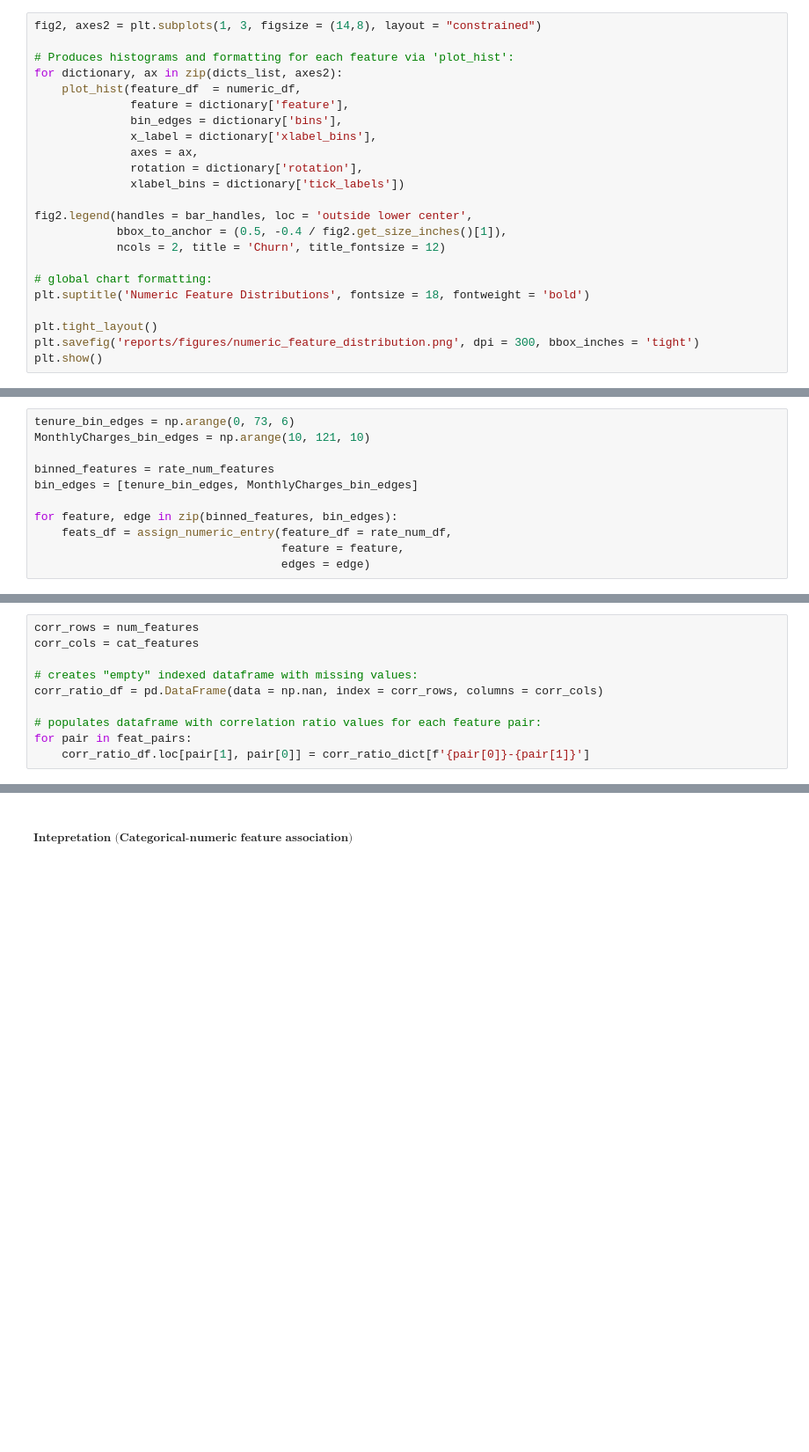
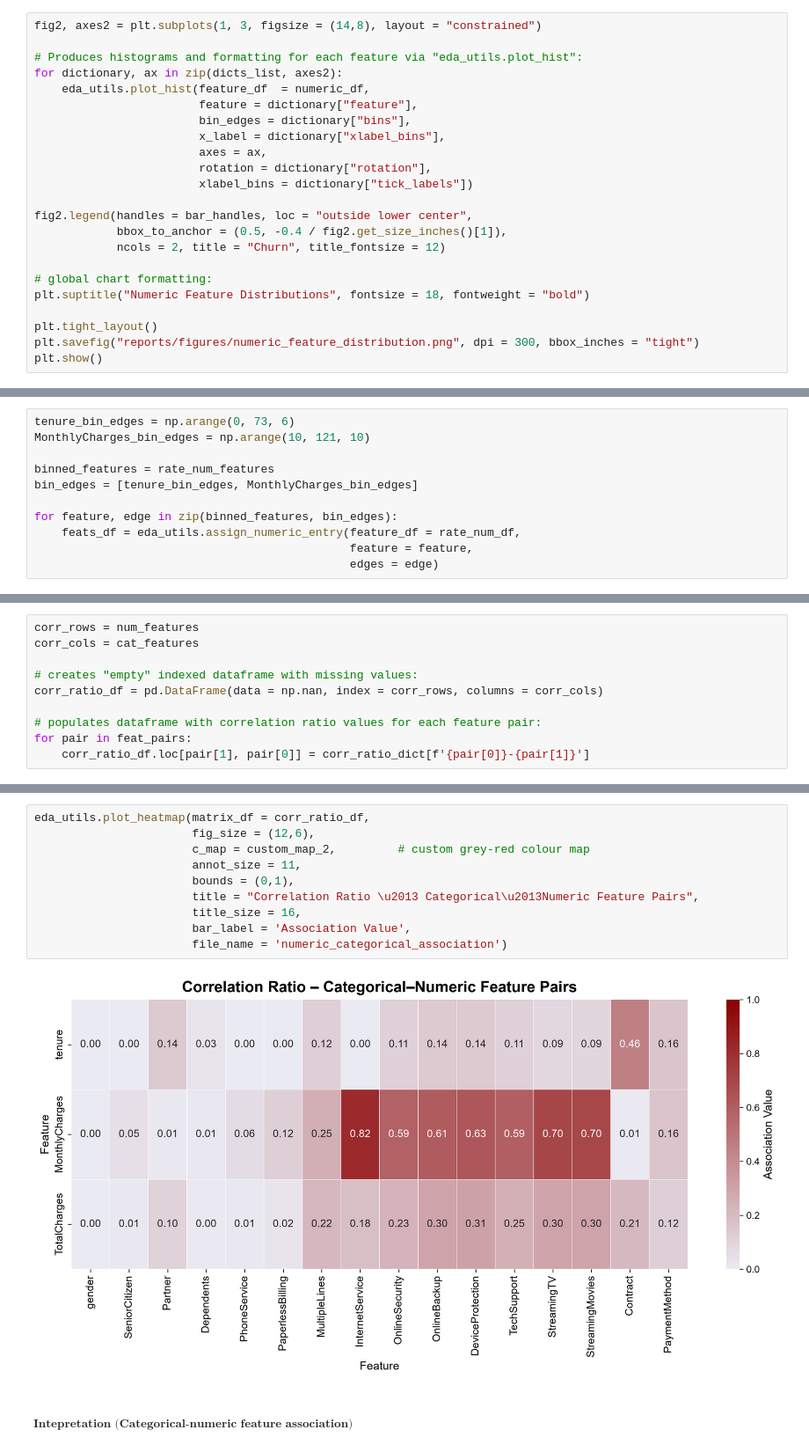
Before and after one commit to joshua-pillay/telco-churn-prediction, a Jupyter notebook: notebooks/01_eda.ipynb, the cells around one changed output, grey strips where cells are left out. Shown at 88% size. Cells and saved outputs as stored; diff of their text form; blank space fills up the shorter version.

```diff
--- a/notebooks/01_eda.ipynb
+++ b/notebooks/01_eda.ipynb
@@ -589,25 +419,25 @@ Produces a visual of the numeric feature distributions in the form of histograms
 # %%
 fig2, axes2 = plt.subplots(1, 3, figsize = (14,8), layout = "constrained")
 
-# Produces histograms and formatting for each feature via 'plot_hist':
+# Produces histograms and formatting for each feature via "eda_utils.plot_hist":
 for dictionary, ax in zip(dicts_list, axes2):
-    plot_hist(feature_df  = numeric_df,
-              feature = dictionary['feature'],
-              bin_edges = dictionary['bins'],
-              x_label = dictionary['xlabel_bins'],
-              axes = ax,
-              rotation = dictionary['rotation'],
-              xlabel_bins = dictionary['tick_labels'])
+    eda_utils.plot_hist(feature_df  = numeric_df,
+                        feature = dictionary["feature"],
+                        bin_edges = dictionary["bins"],
+                        x_label = dictionary["xlabel_bins"],
+                        axes = ax,
+                        rotation = dictionary["rotation"],
+                        xlabel_bins = dictionary["tick_labels"])
 
-fig2.legend(handles = bar_handles, loc = 'outside lower center',
+fig2.legend(handles = bar_handles, loc = "outside lower center",
             bbox_to_anchor = (0.5, -0.4 / fig2.get_size_inches()[1]),
-            ncols = 2, title = 'Churn', title_fontsize = 12)
+            ncols = 2, title = "Churn", title_fontsize = 12)
 
 # global chart formatting:
-plt.suptitle('Numeric Feature Distributions', fontsize = 18, fontweight = 'bold')
+plt.suptitle("Numeric Feature Distributions", fontsize = 18, fontweight = "bold")
 
 plt.tight_layout()
-plt.savefig('reports/figures/numeric_feature_distribution.png', dpi = 300, bbox_inches = 'tight')
+plt.savefig("reports/figures/numeric_feature_distribution.png", dpi = 300, bbox_inches = "tight")
 plt.show()
 # %% [output]
 [figure]
@@ -652,7 +457,7 @@ binned_features = rate_num_features
 bin_edges = [tenure_bin_edges, MonthlyCharges_bin_edges]
 
 for feature, edge in zip(binned_features, bin_edges):
-    feats_df = assign_numeric_entry(feature_df = rate_num_df,
-                                    feature = feature,
-                                    edges = edge)
+    feats_df = eda_utils.assign_numeric_entry(feature_df = rate_num_df,
+                                              feature = feature,
+                                              edges = edge)
 # %% [markdown]
@@ -933,3 +681,15 @@ plot_heatmap(matrix_df = corr_ratio_df,
+# %%
+eda_utils.plot_heatmap(matrix_df = corr_ratio_df,
+                       fig_size = (12,6),
+                       c_map = custom_map_2,         # custom grey-red colour map
+                       annot_size = 11,
+                       bounds = (0,1),
+                       title = "Correlation Ratio \u2013 Categorical\u2013Numeric Feature Pairs",
+                       title_size = 16,
+                       bar_label = 'Association Value',
+                       file_name = 'numeric_categorical_association')
+# %% [output]
+[figure, added]
 # %% [markdown]
 ##### $\textbf{Intepretation (Categorical-numeric feature association)}$
 # %% [markdown]
```
Also changed, not shown: parts of 66 cells of this notebook, 2 other files.
